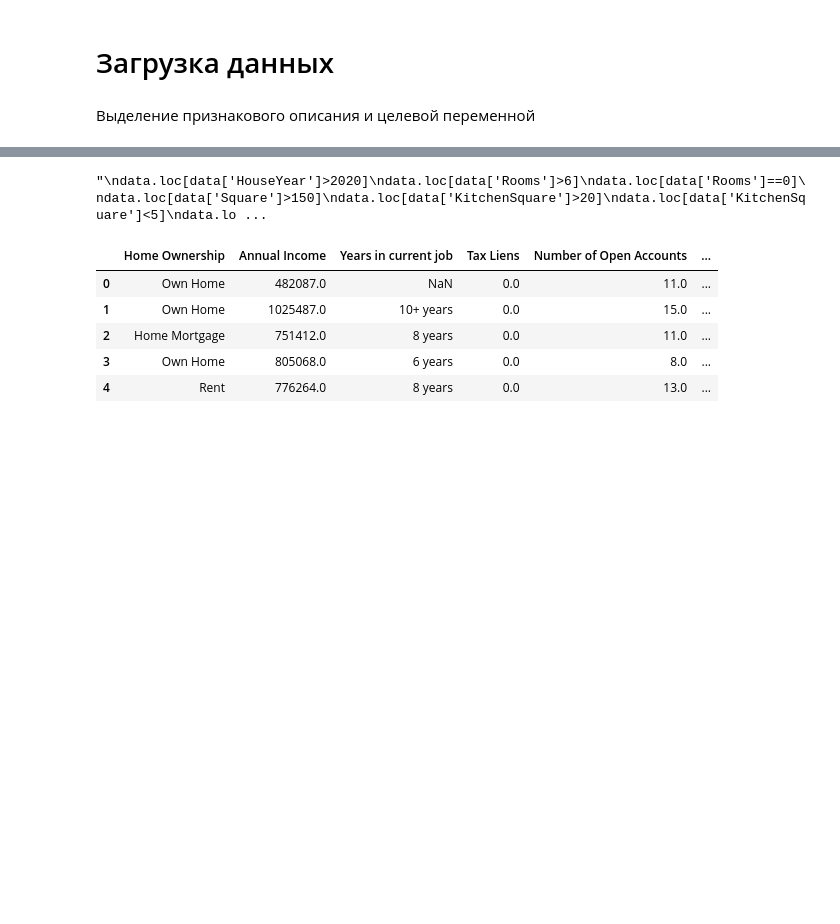
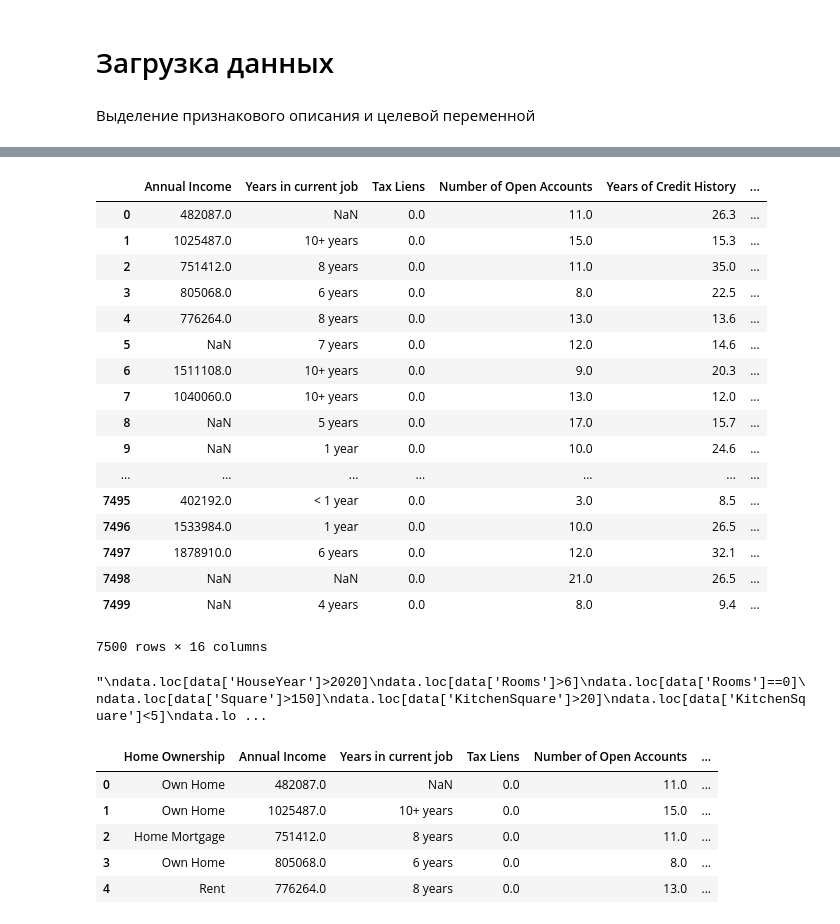
Before and after one commit to creator89/Geekbrains, a Jupyter notebook: AChulkin_solution.ipynb, the cells around one changed output, grey strips where cells are left out. Drawn from its saved outputs; the diff is of its cells as text; code cells hidden in the pictures; blank space fills up the shorter version.

```diff
--- a/AChulkin_solution.ipynb
+++ b/AChulkin_solution.ipynb
@@ -47,8 +46,11 @@ test = pd.read_csv('course_project_test.csv')
 # %% [markdown]
 Выделение признакового описания и целевой переменной
 # %%
-TARGET_NAME = 'Credit Default'
-NUM_FEATURE_NAMES = ['Annual Income', 'Years in current job', 'Tax Liens', 'Number of Open Accounts', 'Years of Credit History', 'Maximum Open Credit', 'Number of Credit Problems',
+TARGET = 'Credit Default'
+NUM_FEATURE = ['Annual Income', 'Years in current job', 'Tax Liens', 'Number of Open Accounts', 'Years of Credit History', 'Maximum Open Credit', 'Number of Credit Problems',
                      'Months since last delinquent', 'Bankruptcies','Current Loan Amount', 'Current Credit Balance', 'Monthly Debt', 'Credit Score']
 
-CAT_FEATURE_NAMES = ['Home Ownership', 'Purpose', 'Term']
+CAT_FEATURE = ['Home Ownership', 'Purpose', 'Term']
+# %%
+FEATUR = NUM_FEATURE + CAT_FEATURE
+FEATUR
@@ -54,0 +74,22 @@ CAT_FEATURE_NAMES = ['Home Ownership', 'Purpose', 'Term']
+# %%
+features = data[(FEATUR)]
+features
+# %% [output]
+|  | Annual Income | Years in current job | Tax Liens | Number of Open Accounts | Years of Credit History | ... |
+| 0 | 482087.0 | NaN | 0.0 | 11.0 | 26.3 | ... |
+| 1 | 1025487.0 | 10+ years | 0.0 | 15.0 | 15.3 | ... |
+| 2 | 751412.0 | 8 years | 0.0 | 11.0 | 35.0 | ... |
+| 3 | 805068.0 | 6 years | 0.0 | 8.0 | 22.5 | ... |
+| 4 | 776264.0 | 8 years | 0.0 | 13.0 | 13.6 | ... |
+| 5 | NaN | 7 years | 0.0 | 12.0 | 14.6 | ... |
+| 6 | 1511108.0 | 10+ years | 0.0 | 9.0 | 20.3 | ... |
+| 7 | 1040060.0 | 10+ years | 0.0 | 13.0 | 12.0 | ... |
+| 8 | NaN | 5 years | 0.0 | 17.0 | 15.7 | ... |
+| 9 | NaN | 1 year | 0.0 | 10.0 | 24.6 | ... |
+| ... | ... | ... | ... | ... | ... | ... |
+| 7495 | 402192.0 | < 1 year | 0.0 | 3.0 | 8.5 | ... |
+| 7496 | 1533984.0 | 1 year | 0.0 | 10.0 | 26.5 | ... |
+| 7497 | 1878910.0 | 6 years | 0.0 | 12.0 | 32.1 | ... |
+| 7498 | NaN | NaN | 0.0 | 21.0 | 26.5 | ... |
+| 7499 | NaN | 4 years | 0.0 | 8.0 | 9.4 | ... |
+7500 rows × 16 columns
```
Also changed, not shown: parts of 4 cells of this notebook.
